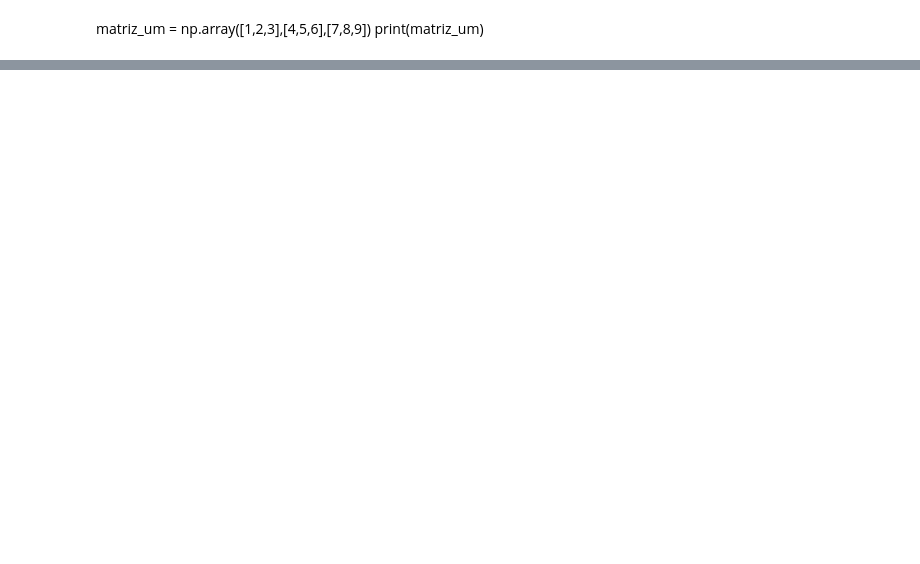
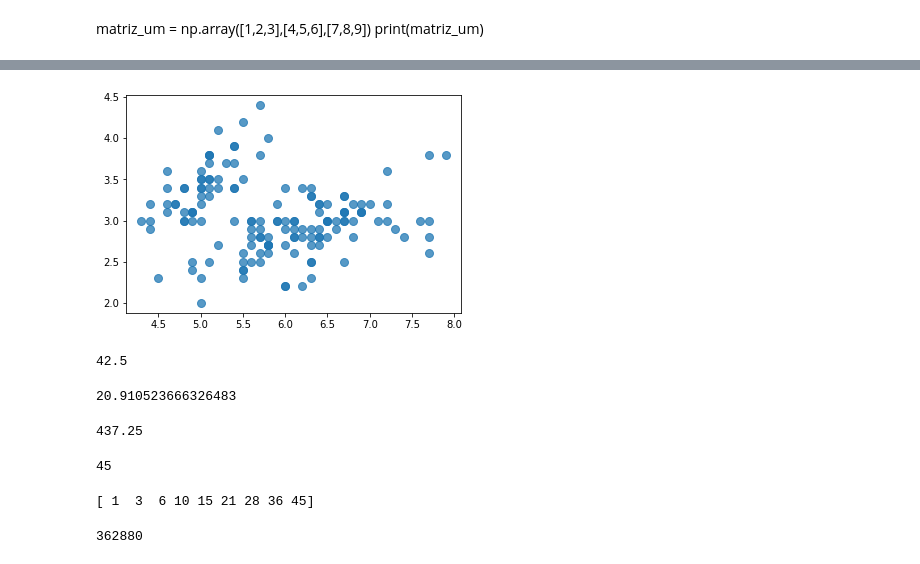
Before and after one commit to mikaelgba/PythonDCS, a Jupyter notebook: cap8/jupyterNotebook/Nunpy.ipynb, the cells around one changed output, grey strips where cells are left out. Saved outputs shown, nothing was run; the diff lists cells and outputs as text; code cells hidden in the pictures; blank space fills up the shorter version.

```diff
--- a/cap8/jupyterNotebook/Nunpy.ipynb
+++ b/cap8/jupyterNotebook/Nunpy.ipynb
@@ -149,0 +90,6 @@ int32 float64 int32 float64
+# %%
+nome = os.path.join("../arquivos/iris.csv")
+# !more Windows, Linux ou Mac !Head, ambos so funcionam no Jupyter
+!more iris.csv
+leitura = np.loadtxt(nome, delimiter = ",", usecols = [0,1,2,3], skiprows = 1)
+print(leitura)
@@ -149,0 +115,5 @@ int32 float64 int32 float64
+# %%
+leitura_uma, leittura_dois = np.loadtxt(nome, delimiter = ",", usecols = [0,1], skiprows = 1, unpack = True)
+plt.show(plt.plot(leitura_uma, leittura_dois, "o", markersize = 8, alpha = 0.75))
+# %% [output]
+[figure, added]
@@ -149,0 +122,31 @@ int32 float64 int32 float64
+# %%
+# Media dos valores do array
+print(np.mean(array_aux))
+# %% [output]
+42.5
+# %%
+# Desvio padrao dos valores do array
+print(np.std(array_aux))
+# %% [output]
+20.910523666326483
+# %%
+# variancia dos valores do array
+print(np.var(array_aux))
+# %% [output]
+437.25
+# %%
+# soma dos elementos dentro do array
+array_aux2 = np.arange(1,10)
+print(np.sum(array_aux2))
+# %% [output]
+45
+# %%
+# soma acumulada dos elementos dentro do array
+print(np.cumsum(array_aux2))
+# %% [output]
+[ 1  3  6 10 15 21 28 36 45]
+# %%
+# retorna o produto dos  elementos dentro do array
+print(np.prod(array_aux2))
+# %% [output]
+362880
```
Also changed, not shown: parts of 28 cells of this notebook, 2 other files.
